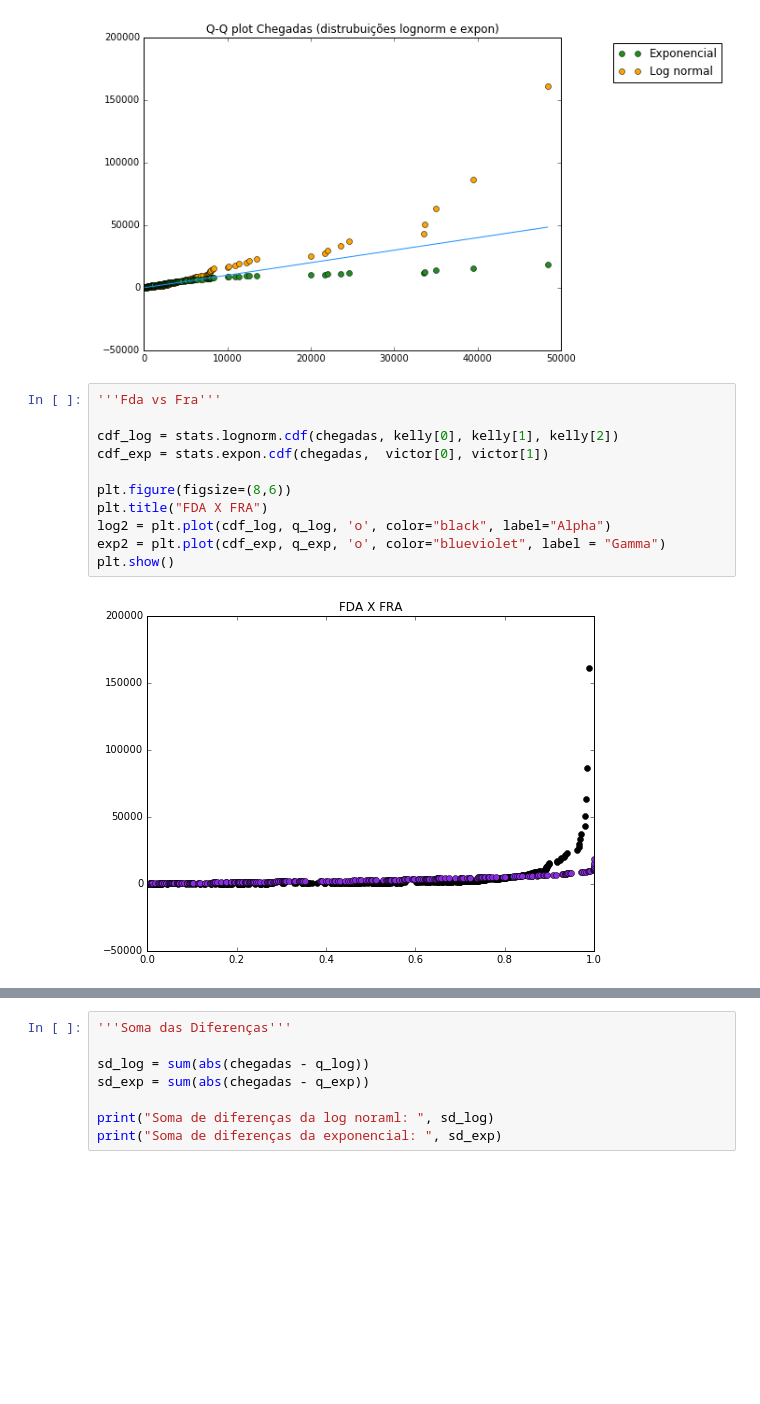
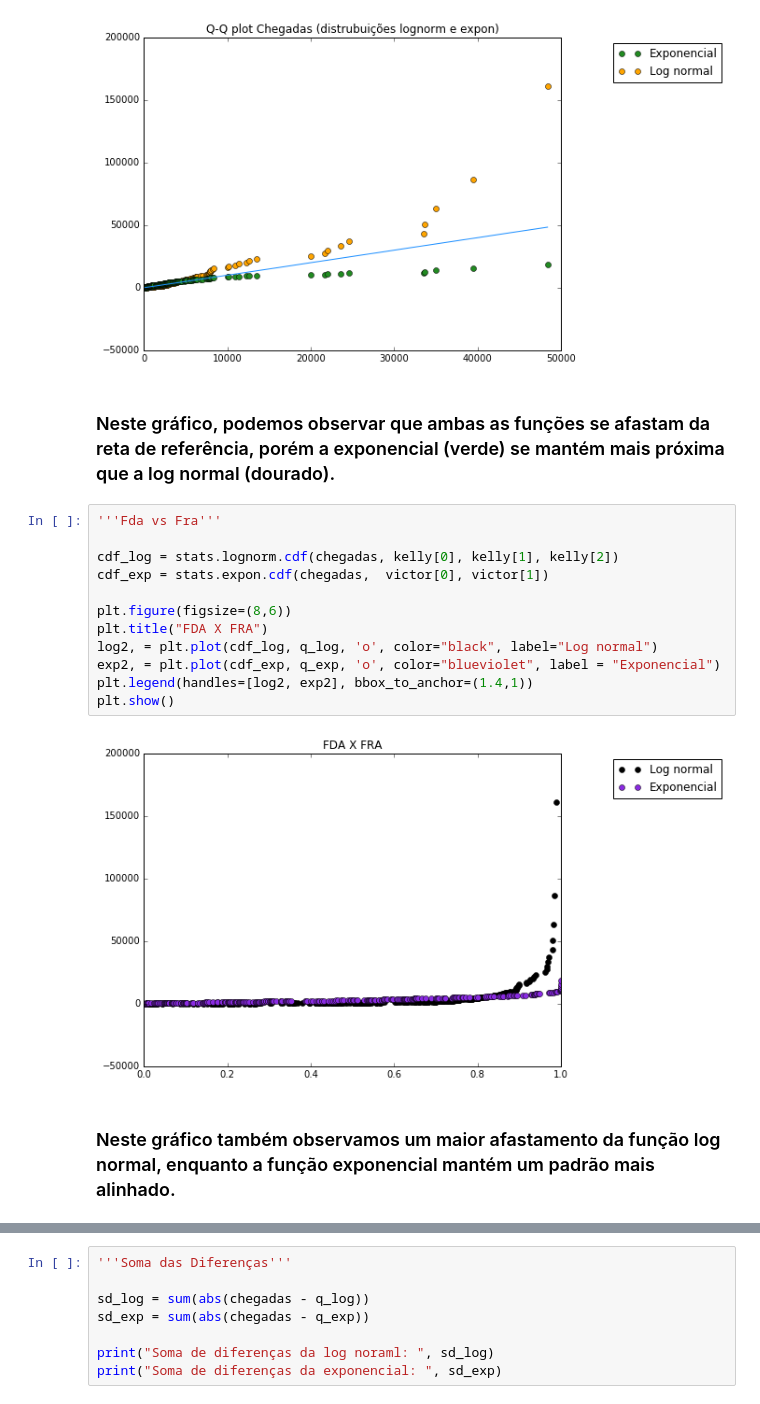
Before and after one commit to claraluques/CD, a Jupyter notebook: MiniProjeto1/MiniProjeto1 - Clara.ipynb, the cells around one changed output, grey strips where cells are left out. Saved outputs shown, nothing was run; the diff lists cells and outputs as text; blank space fills up the shorter version.

```diff
--- a/MiniProjeto1/MiniProjeto1 - Clara.ipynb
+++ b/MiniProjeto1/MiniProjeto1 - Clara.ipynb
@@ -175,16 +186,21 @@ plt.legend(handles=[exp, log], bbox_to_anchor=(1.4,1))
 plt.show()
 # %% [output]
 [figure]
+# %% [markdown]
+### Neste gráfico, podemos observar que ambas as funções se afastam da reta de referência, porém a exponencial (verde) se mantém mais próxima que a log normal (dourado).
 # %%
 '''Fda vs Fra'''
 
 cdf_log = stats.lognorm.cdf(chegadas, kelly[0], kelly[1], kelly[2])
 cdf_exp = stats.expon.cdf(chegadas,  victor[0], victor[1])
 
 plt.figure(figsize=(8,6))
 plt.title("FDA X FRA")
-log2 = plt.plot(cdf_log, q_log, 'o', color="black", label="Alpha")
-exp2 = plt.plot(cdf_exp, q_exp, 'o', color="blueviolet", label = "Gamma")
+log2, = plt.plot(cdf_log, q_log, 'o', color="black", label="Log normal")
+exp2, = plt.plot(cdf_exp, q_exp, 'o', color="blueviolet", label = "Exponencial")
+plt.legend(handles=[log2, exp2], bbox_to_anchor=(1.4,1))
 plt.show()
 # %% [output]
-[figure, old version]
+[figure, new version]
+# %% [markdown]
+### Neste gráfico também observamos um maior afastamento da função log normal, enquanto a função exponencial mantém um padrão mais alinhado.
```
Also changed, not shown: parts of 25 cells of this notebook.
